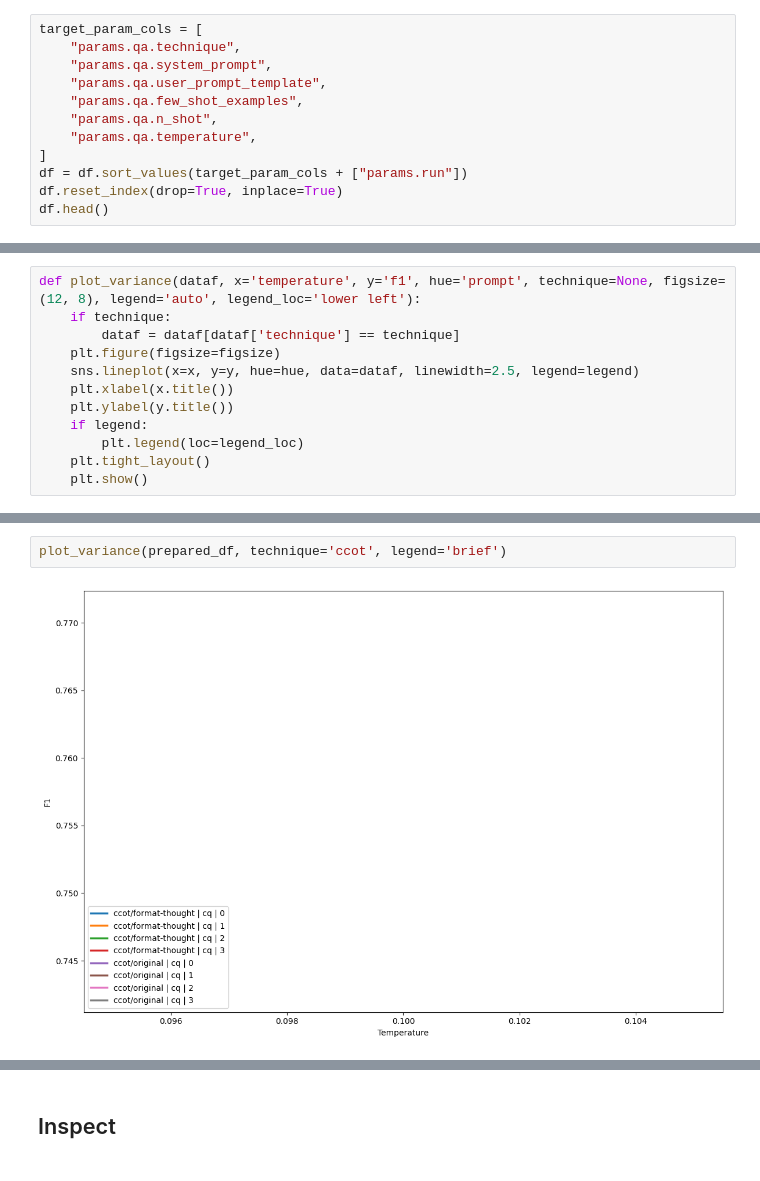
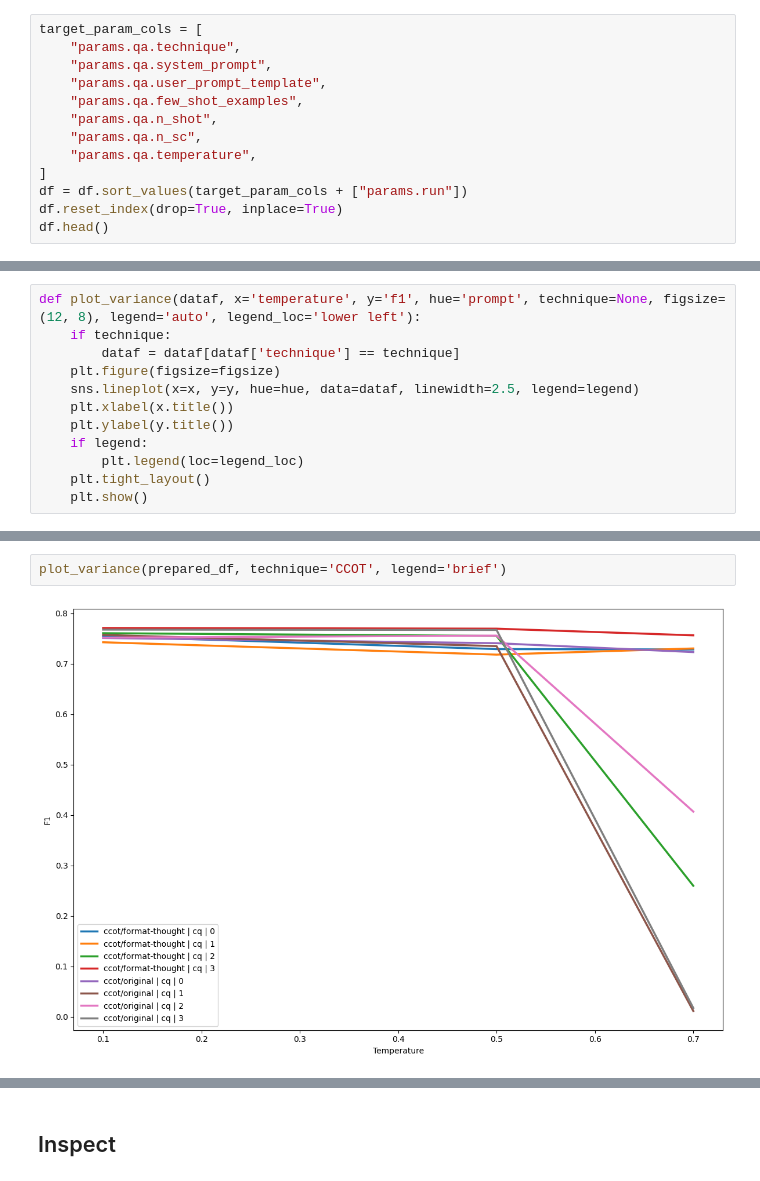
Before and after one commit to bdsaglam/pipeline-mhqa-manual, a Jupyter notebook: nbs/musique-sweep-semi/trends.ipynb, the cells around one changed output, grey strips where cells are left out. Drawn from its saved outputs; the diff is of its cells as text.

```diff
--- a/nbs/musique-sweep-semi/trends.ipynb
+++ b/nbs/musique-sweep-semi/trends.ipynb
@@ -37,6 +37,7 @@ target_param_cols = [
     "params.qa.user_prompt_template",
     "params.qa.few_shot_examples",
     "params.qa.n_shot",
+    "params.qa.n_sc",
     "params.qa.temperature",
 ]
 df = df.sort_values(target_param_cols + ["params.run"])
@@ -158,7 +157,7 @@ plot_variance(prepared_df, technique='cte', legend='brief')
 # %%
-plot_variance(prepared_df, technique='ccot', legend='brief')
+plot_variance(prepared_df, technique='CCOT', legend='brief')
 # %% [output]
-[figure, old version]
+[figure, new version]
 # %%
 best_df['params.run'] = 0
 best_prompts = prepare_data(best_df).prompt.values.tolist()
```
Also changed, not shown: parts of 19 cells of this notebook, 4 other files.
